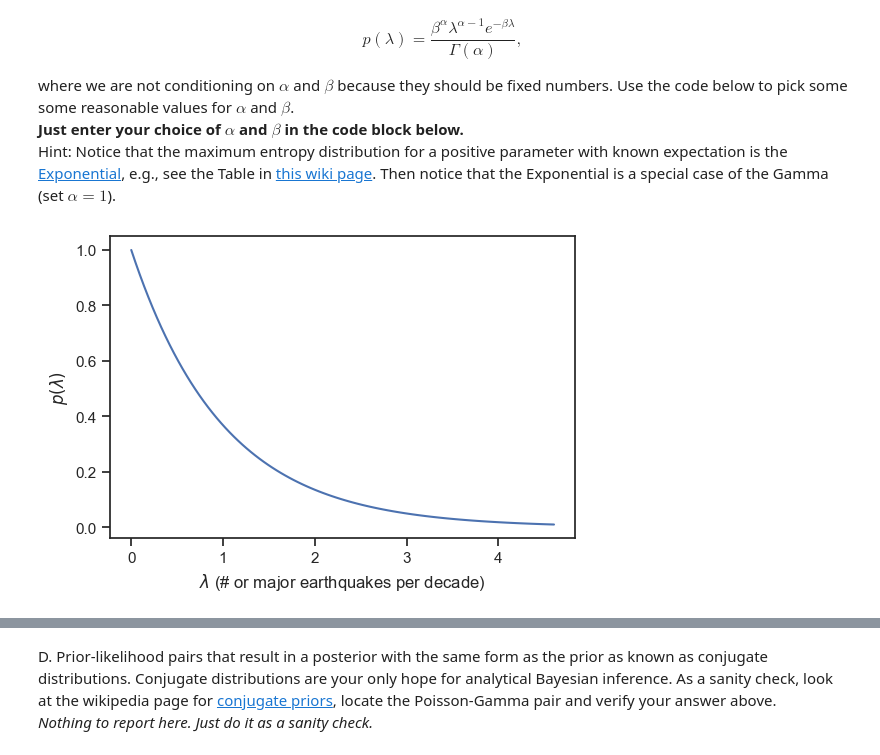
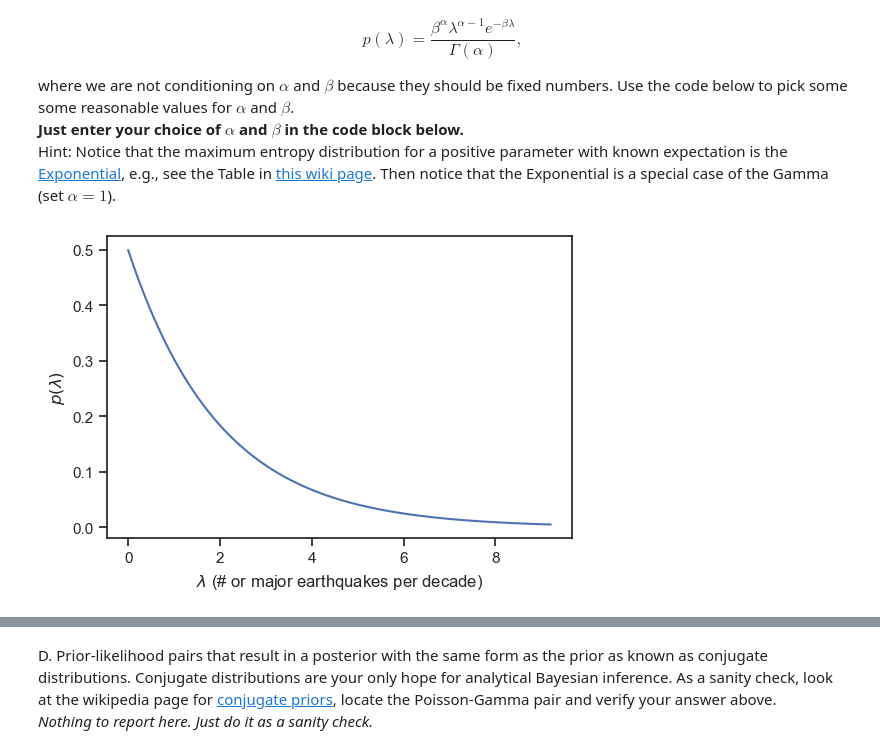
Before and after one commit to flavio-nardi/data-analytics-se, a Jupyter notebook: lecturebook/homework/homework-03.ipynb, the cells around one changed output, grey strips where cells are left out. Cells and saved outputs as stored; diff of their text form; code cells hidden in the pictures.

```diff
--- a/lecturebook/homework/homework-03.ipynb
+++ b/lecturebook/homework/homework-03.ipynb
@@ -454,22 +534,22 @@ Hint: Notice that the maximum entropy distribution for a positive parameter with
 # %%
 import scipy.stats as st
 
 # You have to pick an alpha:
 alpha = 1.0
 # And you have to pick a beta:
-beta = 1.0
+beta = 0.5
 
 # This is the prior on lambda:
 lambda_prior = st.gamma(alpha, scale=1.0 / beta)
 
 # Let's plot it:
 lambdas = np.linspace(0, lambda_prior.ppf(0.99), 100)
 fig, ax = plt.subplots()
 ax.plot(lambdas, lambda_prior.pdf(lambdas))
 ax.set_xlabel('$\lambda$ (# or major earthquakes per decade)')
 ax.set_ylabel('$p(\lambda)$');
 # %% [output]
-[figure, old version]
+[figure, new version]
 # %% [markdown]
 C. Show that the posterior of $\lambda$ conditioned on $x_{1:N}$ is also a Gamma, but with updated hyperparameters.
 <br>
```
Also changed, not shown: parts of 27 cells of this notebook.
